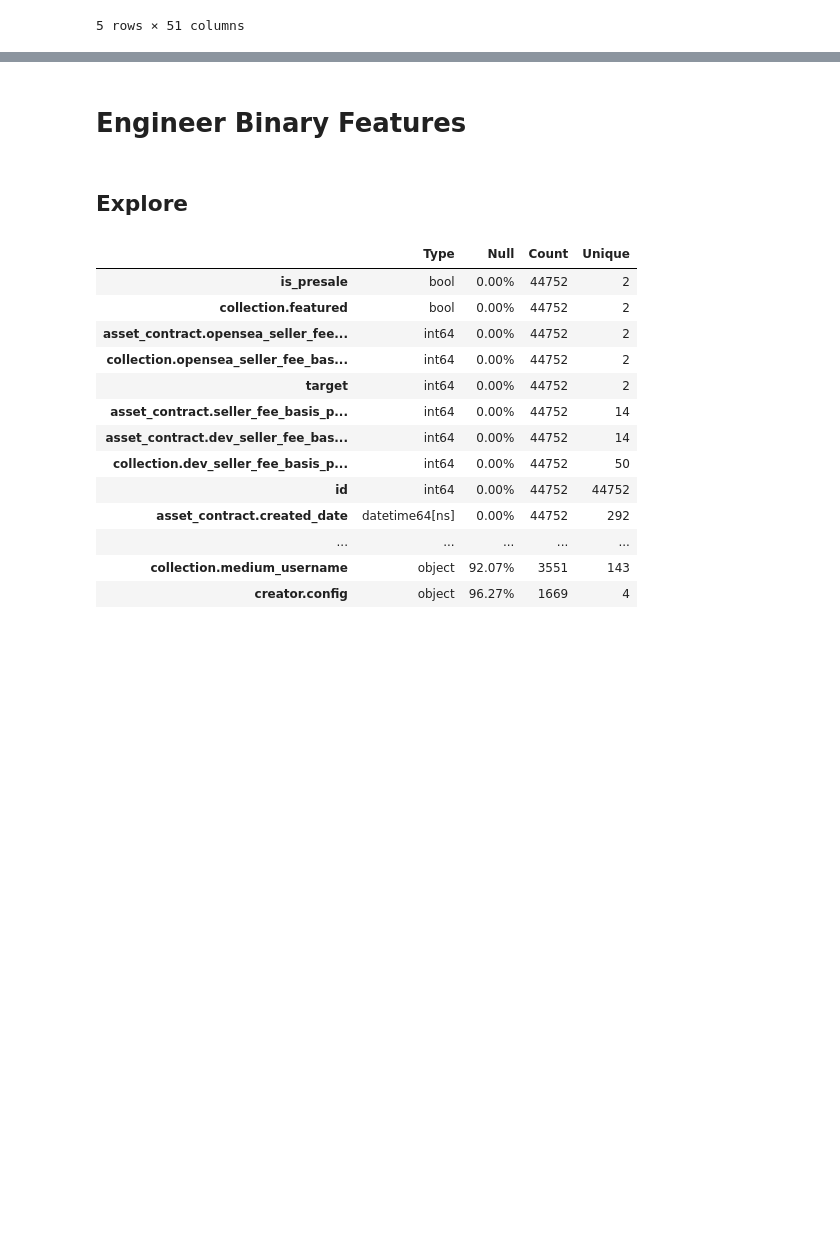
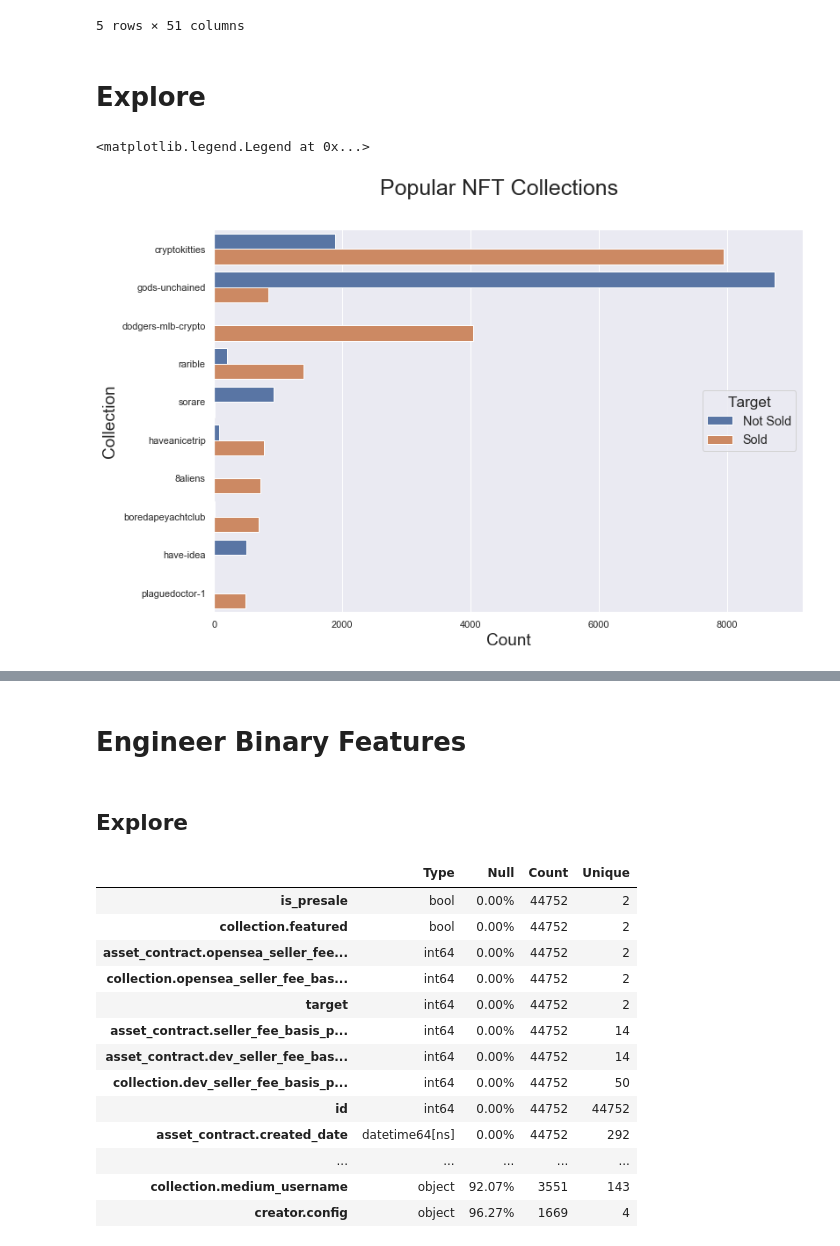
Before and after one commit to shawnjohnsamuel/nft-sale-prediction, a Jupyter notebook: notebooks/3_preprocessing.ipynb, the cells around one changed output, grey strips where cells are left out. Saved outputs shown, nothing was run; the diff lists cells and outputs as text; code cells hidden in the pictures; blank space fills up the shorter version.

```diff
--- a/notebooks/3_preprocessing.ipynb
+++ b/notebooks/3_preprocessing.ipynb
@@ -63,3 +64,24 @@ df.head()
 | 3 | 30033342 | 951019051196233917371250428235477... | Crypto Graphic #47/999 | [] | #crypto #abstract #art #collectib... | True | https://lh3.googleusercontent.com... | NaN | ... |
 | 4 | 30033341 | 102951164854300773624772774884750... | 380 | [{'trait_type': 'Clothes', 'value... | NaN | True | https://lh3.googleusercontent.com... | NaN | ... |
 5 rows × 51 columns
+# %% [markdown]
+# Explore
+# %%
+fig, ax = plt.subplots(figsize=(12,8))
+sns.set(style="darkgrid")
+sns.countplot(data=df,
+              y='collection.slug',
+              hue='target',
+              order=df['collection.slug'].value_counts().iloc[:10].index,
+              ax=ax)
+fig.suptitle('Popular NFT Collections', fontsize=25)
+ax.set_xlabel('Count', fontsize=19)
+ax.set_ylabel('Collection', fontsize=19)
+plt.legend(title='Target',
+           title_fontsize = 'x-large',
+           labels=['Not Sold', 'Sold'],
+           fontsize="large",
+           loc='best')
+# %% [output]
+<matplotlib.legend.Legend at 0x...>
+[figure, added]
```
Also changed, not shown: parts of 3 cells of this notebook.
